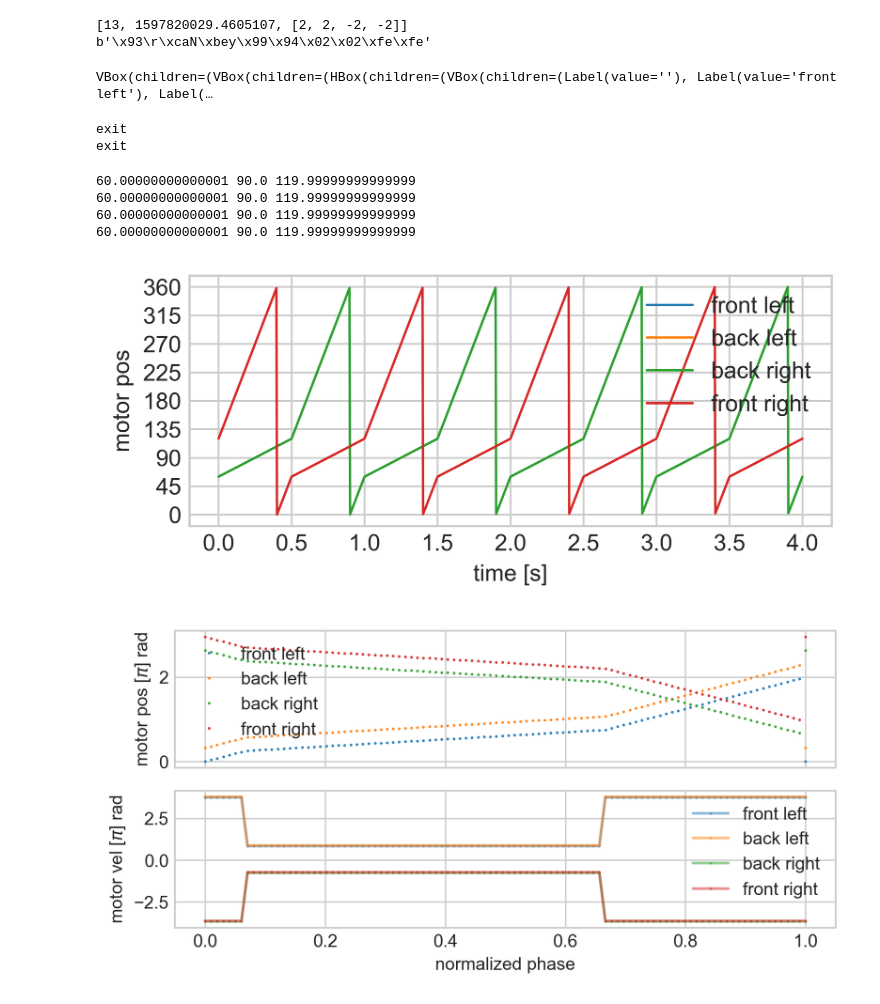
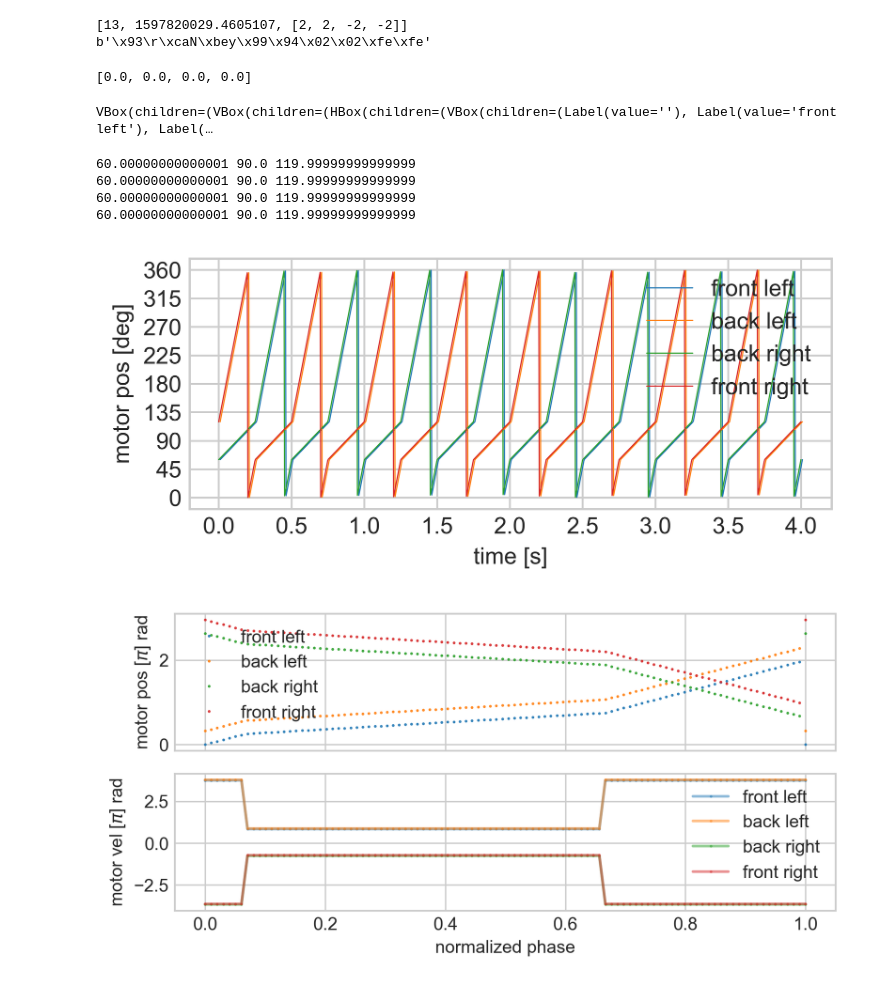
Before and after one commit to boxiXia/FlexipodFast, a Jupyter notebook: src/flexipod_control.ipynb, the cells around one changed output. Saved outputs shown, nothing was run; the diff lists cells and outputs as text; code cells hidden in the pictures.

```diff
--- a/src/flexipod_control.ipynb
+++ b/src/flexipod_control.ipynb
@@ -233,14 +233,27 @@ app = widgets.VBox(
     children = (ui,buttons_ui))
 
 # display(app)
+# %%
+np.zeros(4,dtype=np.float64).tolist()
+# %% [output]
+[0.0, 0.0, 0.0, 0.0]
 # %%
-update_interval = 4e-2 - 1e-5
+update_interval = 1/200 - 1e-5
+
+display_update_interval = 1/20
+
+
 def AppControl():
     time_previous = 0
+    display_timer = 0
+
     global flag_start
     global joint_vel_widgets
     flag_start=True
     new_receive = False
+
+    pos_cmd  = np.zeros(4,dtype=np.float64) # joint positions command
+    vel_cmd  = np.zeros(4,dtype=np.float64) # joint velocities command
 
     # previously commanded joint velocity
     joint_vel_prev = np.asarray((w.value for w in joint_vel_widgets))
@@ -277,36 +290,31 @@ def AppControl():
 
             for k in range(4):
 #                 joint_vel_widgets[k].value = 10.0*motor_vel_cmd[k]
-
-
                 pos = gaits[k].GetPos(time_now)
-
                 if k>=2:
                     pos = TWO_PI- pos
-
                 if pos>PI:
                     pos=pos-TWO_PI
+                pos_cmd[k] = pos
 
-                joint_pos_widgets[k].value = pos
-
-
-                pos_error = joint_pos_widgets[k].value - motor_pos_meas[k]
-
+                pos_error = pos - motor_pos_meas[k]
 
                 if pos_error>PI:
                     pos_error =-TWO_PI+pos_error
                 elif pos_error<-PI:
                     pos_error = TWO_PI+pos_error
-                joint_vel_widgets[k].value = 8*pos_error
 
-#                 joint_vel_widgets[k].value = 20*np.fmod(gaits[k].GetPos(0.5*time.time()) - motor_pos_meas[k],np.pi*2)
+                vel_cmd[k] = 8*pos_error
+
+            if time_now - display_timer>display_update_interval:
+                display_timer = time_now
+                for k in range(4):
+                    joint_pos_widgets[k].value = pos_cmd[k]
+                    joint_vel_widgets[k].value = vel_cmd[k]
 
 
-#             display(motor_vel_cmd)
-
             # send data
-            data_send = (UDP_MOTOR_SPEED_COMMEND,time_now,
-                         tuple(w.value for w in joint_vel_widgets))
+            data_send = (UDP_MOTOR_SPEED_COMMEND,time_now,vel_cmd.tolist())
 #             display(data_send)
             data_send_packed = packer.pack(data_send) # https://msgpack-python.readthedocs.io/en/latest/api.html#msgpack.Packer
             sock.sendto(data_send_packed,remote_address)
@@ -330,8 +338,6 @@ display(app)
 control_thread.start()
 # %% [output]
 VBox(children=(VBox(children=(HBox(children=(VBox(children=(Label(value=''), Label(value='front left'), Label(…
-exit
-exit
 # %%
 import numpy as np
 import matplotlib.pyplot as plt
@@ -431,45 +437,45 @@ gaits = [
 ]
 
 t_arr = np.linspace(0,4,1000)
-w_arr = 2*PI*np.ones_like(t_arr)
+w_arr = 4*PI*np.ones_like(t_arr)
 # w_arr[80:] = 5*PI
 
 # w_arr = np.linspace(0,2*TWO_PI,1000)
 
 
 angle1 = np.array([gaits[0].GetPos(t,w) for t,w in zip(t_arr,w_arr)])
 angle2 = np.array([gaits[1].GetPos(t,w) for t,w in zip(t_arr,w_arr)])
 angle3 = np.array([gaits[2].GetPos(t,w) for t,w in zip(t_arr,w_arr)])
 angle4 = np.array([gaits[3].GetPos(t,w) for t,w in zip(t_arr,w_arr)])
 
 # angle3 = 2*np.pi-angle1
 # angle4 = 2*np.pi-angle2
 # motor_pos = np.stack((angle1,angle2,angle3,angle4),axis=1)
 
 # vel1 = np.array([trot.GetVel(phase) for phase in t_arr])
 # vel2 = np.array([trot.GetVel(phase+0.5) for phase in t_arr])
 # vel3= -vel1
 # vel4= -vel2
 # motor_vel = np.stack((vel1,vel2,vel3,vel4),axis=1)
 
 plt.figure(figsize=(5,2),dpi=400)
-plt.plot(t_arr,np.rad2deg(angle1),',-',markersize=1,linewidth=1,label='front left')
-plt.plot(t_arr,np.rad2deg(angle2),',-',markersize=1,linewidth=1,label='back left')
-plt.plot(t_arr,np.rad2deg(angle3),',-',markersize=1,linewidth=1,label='back right')
-plt.plot(t_arr,np.rad2deg(angle4),',-',markersize=1,linewidth=1,label='front right')
+plt.plot(t_arr+0.01,np.rad2deg(angle1),',-',markersize=0.5,linewidth=0.5,alpha=1.0,label='front left')
+plt.plot(t_arr+0.01,np.rad2deg(angle2),',-',markersize=0.5,linewidth=0.5,alpha=1.0,label='back left')
+plt.plot(t_arr,np.rad2deg(angle3),',-',markersize=0.5,linewidth=0.5,alpha=1.0,label='back right')
+plt.plot(t_arr,np.rad2deg(angle4),',-',markersize=0.5,linewidth=0.5,alpha=1.0,label='front right')
 
 plt.yticks(np.arange(0, 360+45, 45))
 
-plt.ylabel("motor pos")
+plt.ylabel("motor pos [deg]")
 plt.xlabel("time [s]")
 plt.legend()
 plt.show()
 # %% [output]
 60.00000000000001 90.0 119.99999999999999
 60.00000000000001 90.0 119.99999999999999
 60.00000000000001 90.0 119.99999999999999
 60.00000000000001 90.0 119.99999999999999
-[figure, old version]
+[figure, new version]
 # %%
 labels= ('front left','back left','back right','front right')
 f,axes = plt.subplots(2,1,figsize=(6,3),dpi=150,squeeze=True,sharex=True)
```
Also changed, not shown: parts of 1 cell of this notebook, 12 other files.
